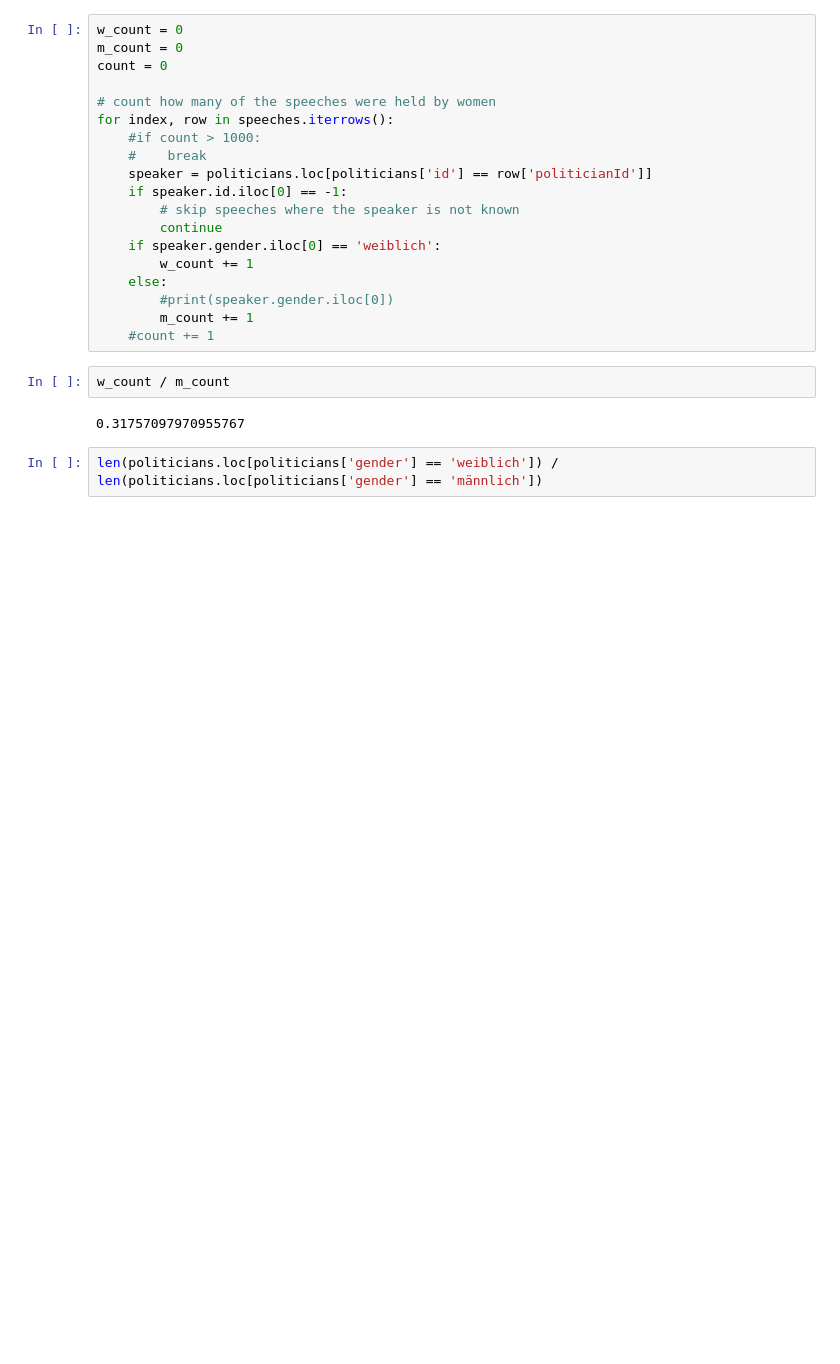
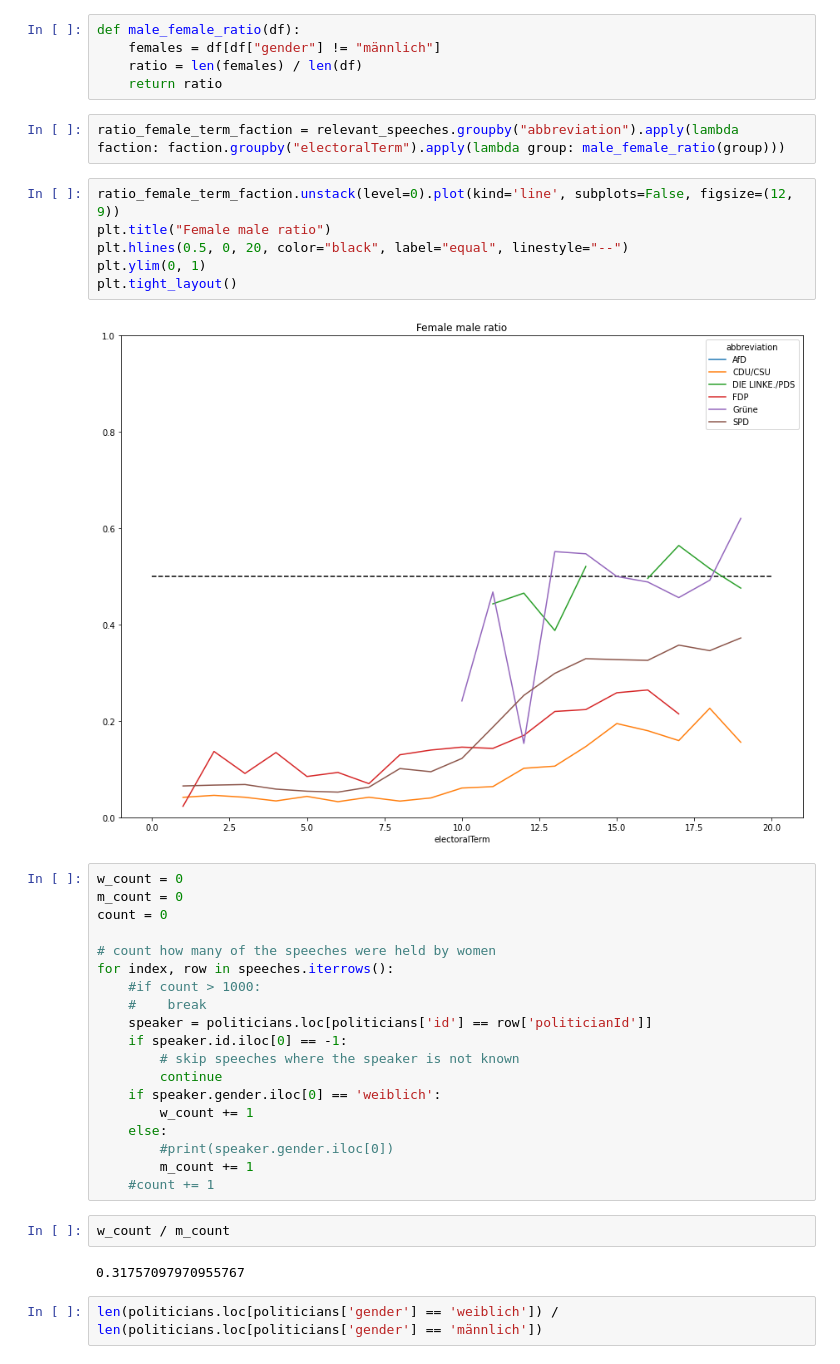
Before and after one commit to adalab-ai/fairmocracy, a Jupyter notebook: speeches_eda.ipynb, the cells around one changed output. Drawn from its saved outputs; the diff is of its cells as text; blank space fills up the shorter version.

```diff
--- a/speeches_eda.ipynb
+++ b/speeches_eda.ipynb
@@ -31,3 +110,18 @@ len(speeches.index), len(politicians.index)
+# %%
+def male_female_ratio(df):
+    females = df[df["gender"] != "männlich"]
+    ratio = len(females) / len(df)
+    return ratio
+# %%
+ratio_female_term_faction = relevant_speeches.groupby("abbreviation").apply(lambda faction: faction.groupby("electoralTerm").apply(lambda group: male_female_ratio(group)))
+# %%
+ratio_female_term_faction.unstack(level=0).plot(kind='line', subplots=False, figsize=(12, 9))
+plt.title("Female male ratio")
+plt.hlines(0.5, 0, 20, color="black", label="equal", linestyle="--")
+plt.ylim(0, 1)
+plt.tight_layout()
+# %% [output]
+[figure, added]
 # %%
 w_count = 0
 m_count = 0
```
Also changed, not shown: parts of 20 cells of this notebook.
